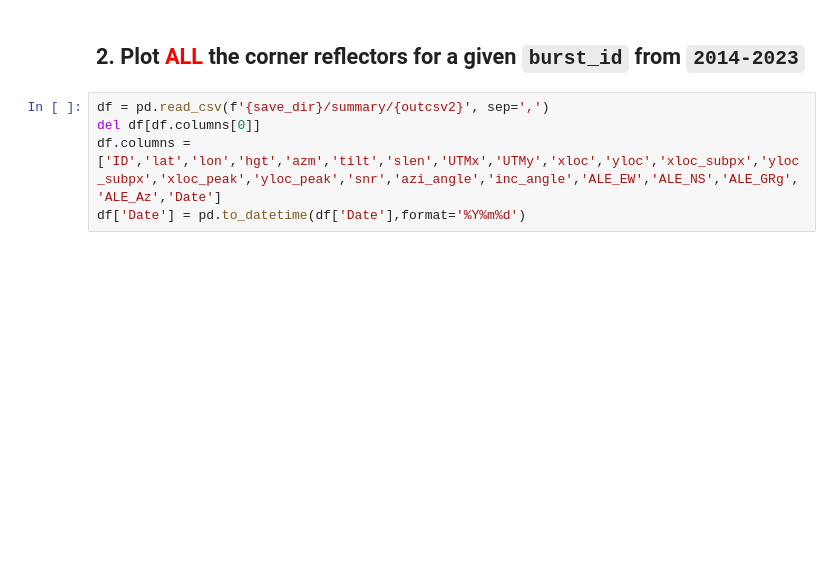
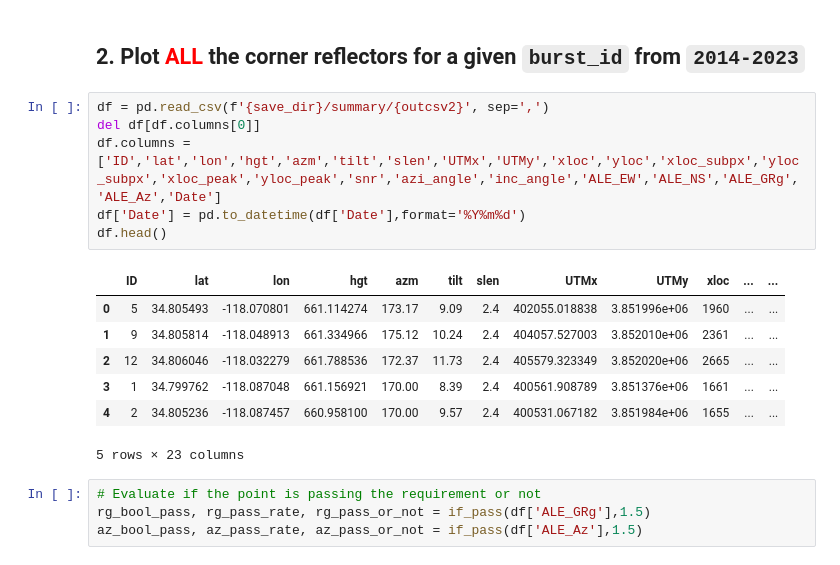
Before and after one commit to OPERA-Cal-Val/calval-CSLC, a Jupyter notebook: util_notebooks/plot_ALE_results_template.ipynb, the cells around one changed output. Drawn from its saved outputs; the diff is of its cells as text; blank space fills up the shorter version.

```diff
--- a/util_notebooks/plot_ALE_results_template.ipynb
+++ b/util_notebooks/plot_ALE_results_template.ipynb
@@ -74,8 +106,21 @@ fig.savefig(f'{save_dir}/pngs/ALE_summary_{cr_network}_{burst_id.upper()}_grazi_
 # %%
 df = pd.read_csv(f'{save_dir}/summary/{outcsv2}', sep=',')
 del df[df.columns[0]]
 df.columns = ['ID','lat','lon','hgt','azm','tilt','slen','UTMx','UTMy','xloc','yloc','xloc_subpx','yloc_subpx','xloc_peak','yloc_peak','snr','azi_angle','inc_angle','ALE_EW','ALE_NS','ALE_GRg','ALE_Az','Date']
 df['Date'] = pd.to_datetime(df['Date'],format='%Y%m%d')
+df.head()
+# %% [output]
+|  | ID | lat | lon | hgt | azm | tilt | slen | UTMx | UTMy | xloc | ... | ... |
+| 0 | 5 | 34.805493 | -118.070801 | 661.114274 | 173.17 | 9.09 | 2.4 | 402055.018838 | 3.851996e+06 | 1960 | ... | ... |
+| 1 | 9 | 34.805814 | -118.048913 | 661.334966 | 175.12 | 10.24 | 2.4 | 404057.527003 | 3.852010e+06 | 2361 | ... | ... |
+| 2 | 12 | 34.806046 | -118.032279 | 661.788536 | 172.37 | 11.73 | 2.4 | 405579.323349 | 3.852020e+06 | 2665 | ... | ... |
+| 3 | 1 | 34.799762 | -118.087048 | 661.156921 | 170.00 | 8.39 | 2.4 | 400561.908789 | 3.851376e+06 | 1661 | ... | ... |
+| 4 | 2 | 34.805236 | -118.087457 | 660.958100 | 170.00 | 9.57 | 2.4 | 400531.067182 | 3.851984e+06 | 1655 | ... | ... |
+5 rows × 23 columns
+# %%
+# Evaluate if the point is passing the requirement or not
+rg_bool_pass, rg_pass_rate, rg_pass_or_not = if_pass(df['ALE_GRg'],1.5)
+az_bool_pass, az_pass_rate, az_pass_or_not = if_pass(df['ALE_Az'],1.5)
 # %%
 # Plot results
 fig, ax = plt.subplots(2,1,figsize=(15,10))
```
Also changed, not shown: parts of 8 cells of this notebook, 6 other files.
